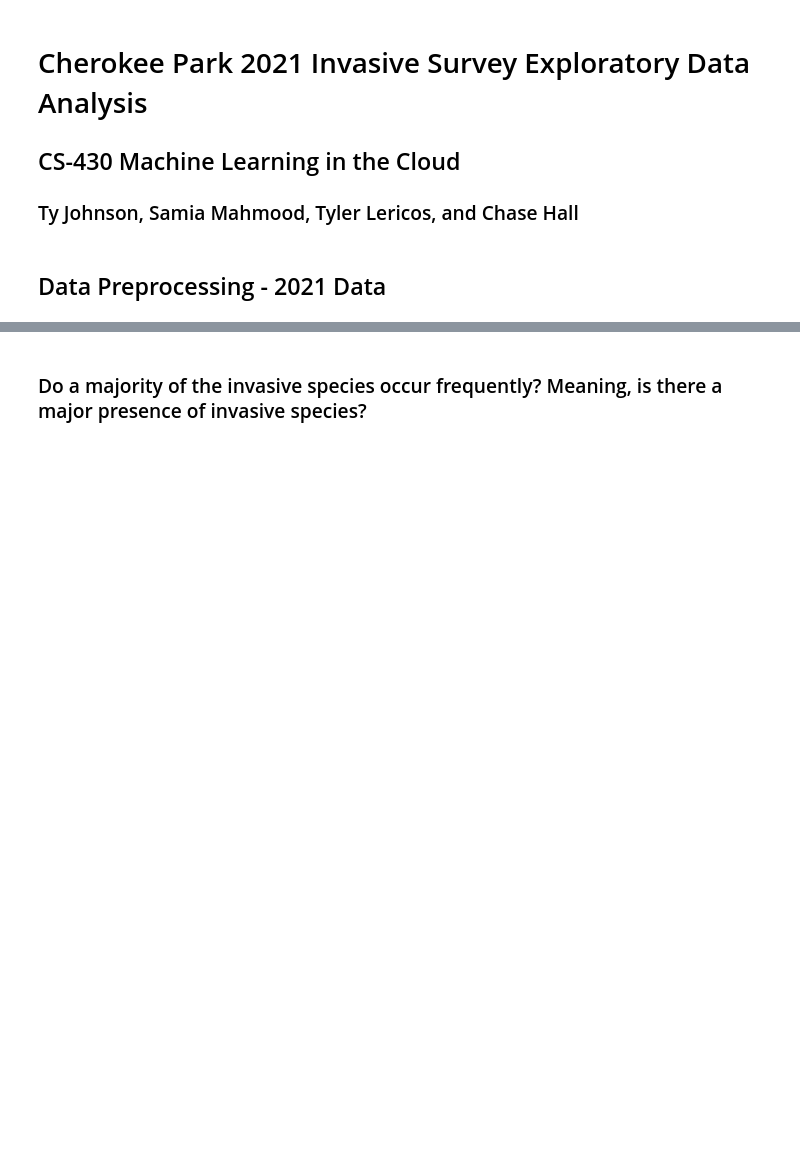
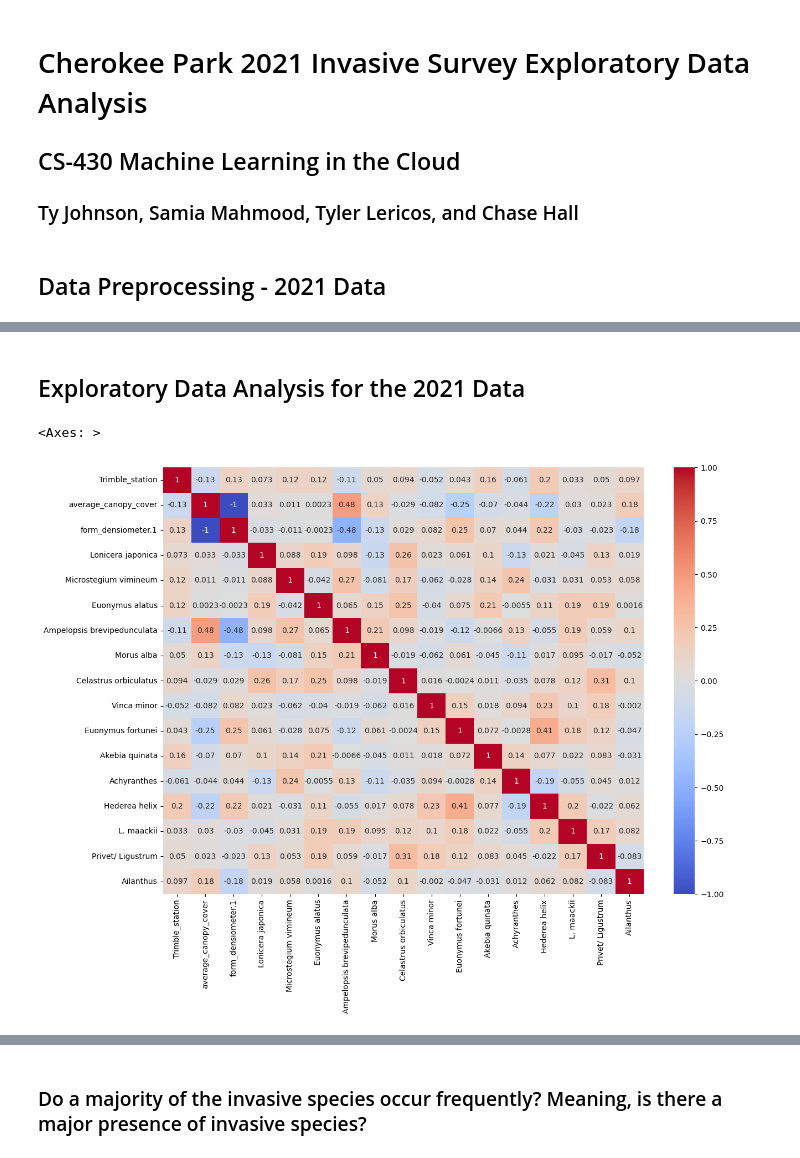
Before and after one commit to Graviton12/CS-430-Group-Project, a Jupyter notebook: 2021_Cherokee_Invasive_Survey_EDA_samia.ipynb, the cells around one changed output, grey strips where cells are left out. Cells and saved outputs as stored; diff of their text form; code cells hidden in the pictures; blank space fills up the shorter version.

```diff
--- a/2021_Cherokee_Invasive_Survey_EDA_samia.ipynb
+++ b/2021_Cherokee_Invasive_Survey_EDA_samia.ipynb
@@ -88,0 +132,12 @@ dataset
+# %% [markdown]
+## Exploratory Data Analysis for the 2021 Data
+# %%
+# checking for any correlations between the variables in the dataset
+# creating a correlation heat map for all the numerical variables without the Fallopia Japonica species since it has entries of zero.
+new_invasive_data_2021 = invasive_data_2021.drop(['Fallopia japonica'], axis=1)
+plt.figure(figsize=(14, 10))
+correlation_matrix = new_invasive_data_2021.select_dtypes(include=[np.number]).corr()
+sns.heatmap(correlation_matrix, annot=True, cmap='coolwarm')
+# %% [output]
+<Axes: >
+[figure, added]
```
Also changed, not shown: parts of 29 cells of this notebook.
